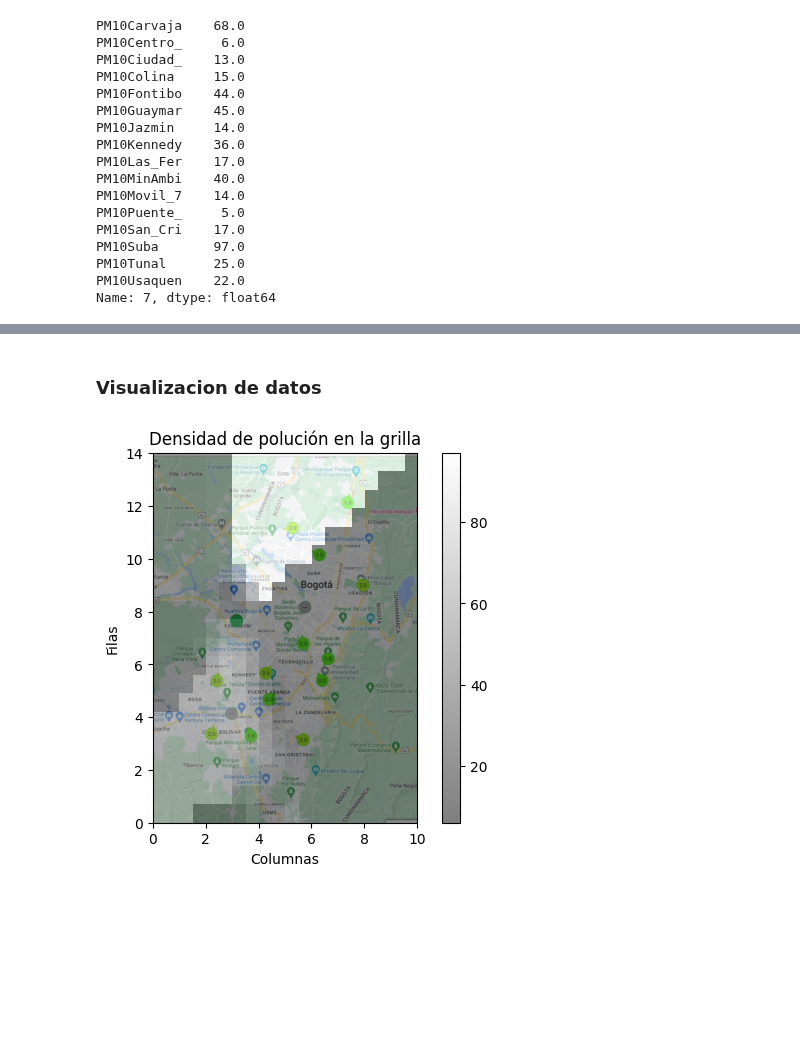
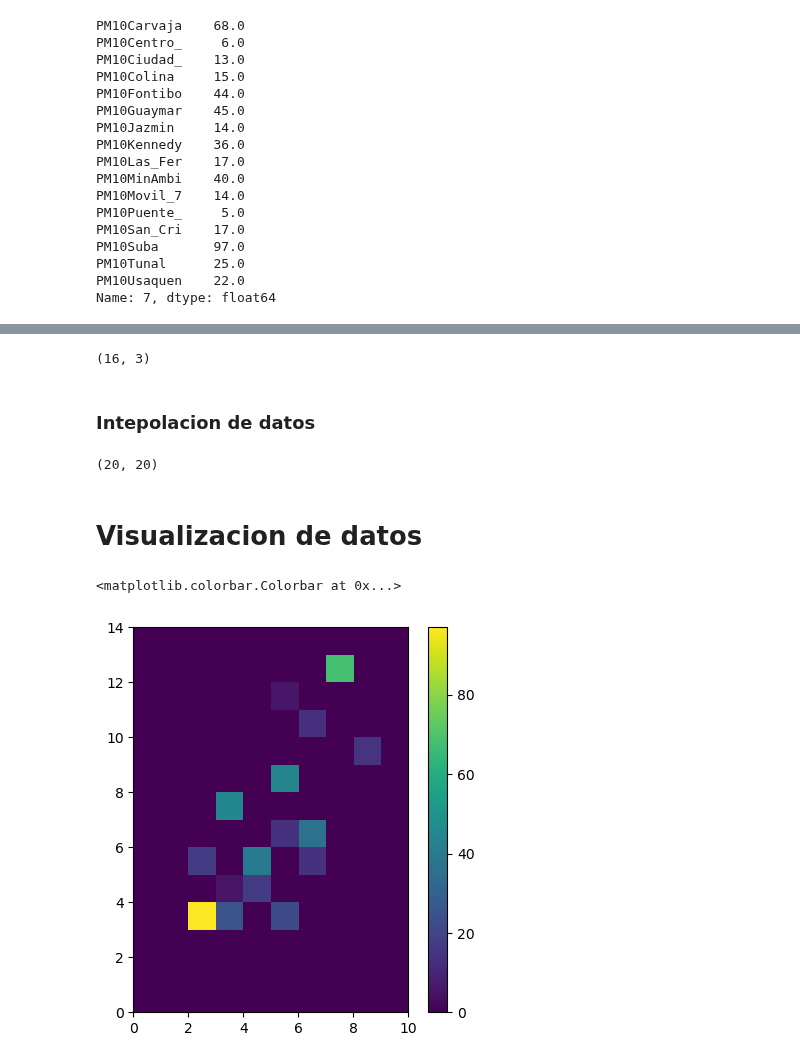
Before and after one commit to svargasro/Wildfire-Smoke-Spread-Over-Bogot-Workshops, a Jupyter notebook: Proyecto Final/Codigo/Analisis de Datos/Polucion/mapa_contaminacion.ipynb, the cells around one changed output, grey strips where cells are left out. Drawn from its saved outputs; the diff is of its cells as text; code cells hidden in the pictures; blank space fills up the shorter version.

```diff
--- a/Proyecto Final/Codigo/Analisis de Datos/Polucion/mapa_contaminacion.ipynb
+++ b/Proyecto Final/Codigo/Analisis de Datos/Polucion/mapa_contaminacion.ipynb
@@ -190,5 +160,36 @@ magnitudes = np.array(coord['PM10'])
+# %%
+Ly, Lx = 14, 10
+grid =  np.zeros((Ly, Lx))
+values = np.array(coord[['x_cell', 'y_cell', 'PM10']])
+
+for i,j,k in values.astype(int):
+    # print(i,j,k)
+    grid[j,i] = k
+grid
+# %% [output]
+(16, 3)
+# %% [markdown]
+### Intepolacion de datos
+# %%
+points = np.array(coord[['x_cell', 'y_cell']])
+magnitudes = np.array(coord['PM10'])
+
+# direcciones = np.array((148,306,315,82,342,154,154,342,127,184))
+# direcciones = direcciones*np.pi/180.0
+
+# Crear una malla donde queremos interpolar los vectores
+grid_x, grid_y = np.mgrid[0:10:20j, 0:14:20j]
+
+# Interpolación para cada componente del vector
+# # Usamos 'cubic' para áreas donde hay suficientes datos y 'nearest' donde no
+grid_pm10_cubic = griddata(points, magnitudes, (grid_x, grid_y), method='cubic',)
+grid_pm10_nearest = griddata(points, magnitudes, (grid_x, grid_y), method='nearest',)
+grid_interpolated = np.where(np.isnan(grid_pm10_cubic), grid_pm10_nearest, grid_pm10_cubic)
+grid_interpolated.shape
+# %% [output]
+(20, 20)
 # %% [markdown]
-### Visualizacion de datos
+# Visualizacion de datos
 # %%
 
 #@title Visualización de la grilla
@@ -217,21 +221,10 @@ def Mapa(data):
 
     # Mostrar el plot
     plt.show()
-# %%
-points = np.array(coord[['x_cell', 'y_cell']])
-magnitudes = np.array(coord['PM10'])
-
-# direcciones = np.array((148,306,315,82,342,154,154,342,127,184))
-# direcciones = direcciones*np.pi/180.0
-
-# Crear una malla donde queremos interpolar los vectores
-grid_x, grid_y = np.mgrid[0:10:20j, 0:14:20j]
-
-# Interpolación para cada componente del vector
-# # Usamos 'cubic' para áreas donde hay suficientes datos y 'nearest' donde no
-grid_pm10_cubic = griddata(points, magnitudes, (grid_x, grid_y), method='cubic',)
-grid_pm10_nearest = griddata(points, magnitudes, (grid_x, grid_y), method='nearest',)
-grid_pm10_combined = np.where(np.isnan(grid_pm10_cubic), grid_pm10_nearest, grid_pm10_cubic)
-Mapa(grid_pm10_combined)
-# %% [output]
-[figure, removed]
+# %%
+plt.figure(figsize=(5,5))
+plt.imshow(grid, extent=[0, Lx, 0, Ly], origin='lower')
+plt.colorbar()
+# %% [output]
+<matplotlib.colorbar.Colorbar at 0x...>
+[figure, added]
```
Also changed, not shown: parts of 9 cells of this notebook, 2 other files.
